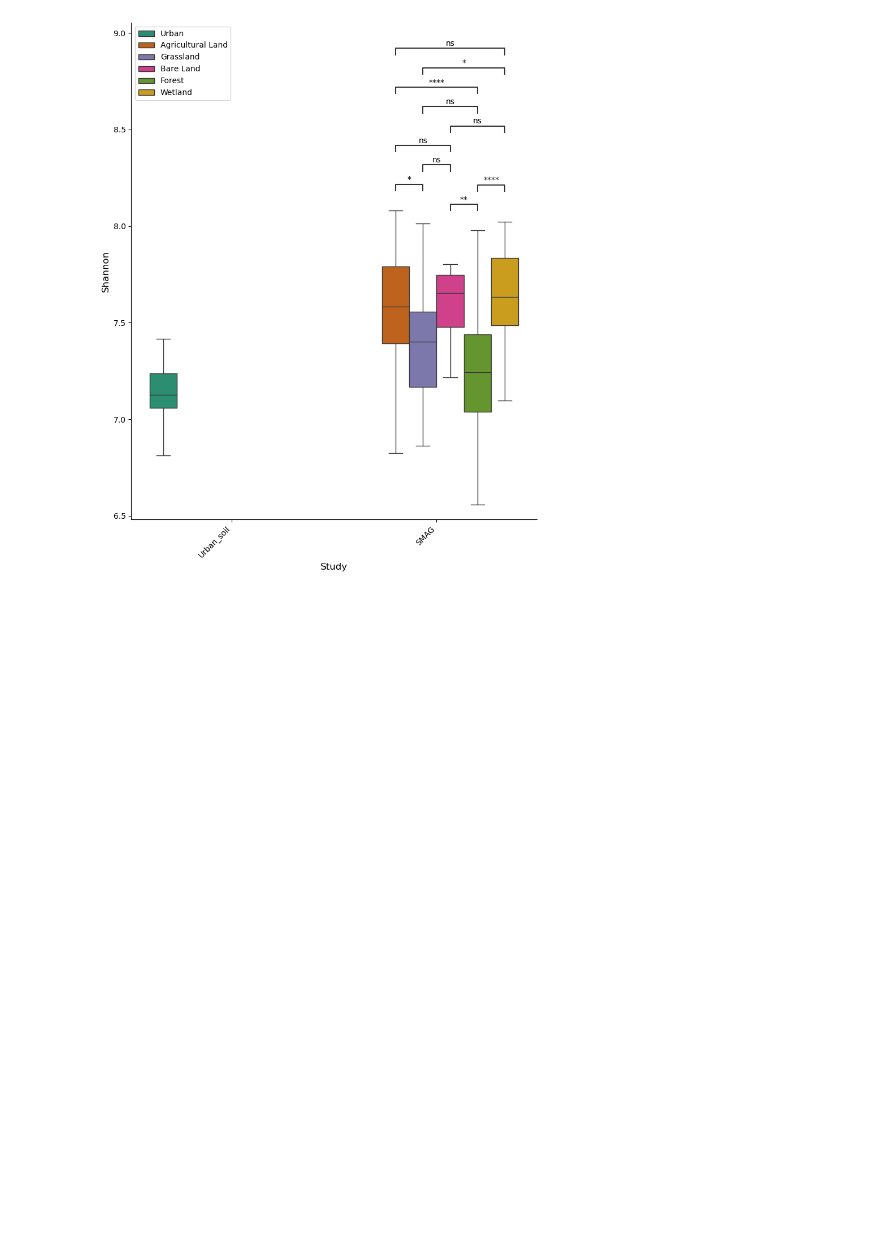
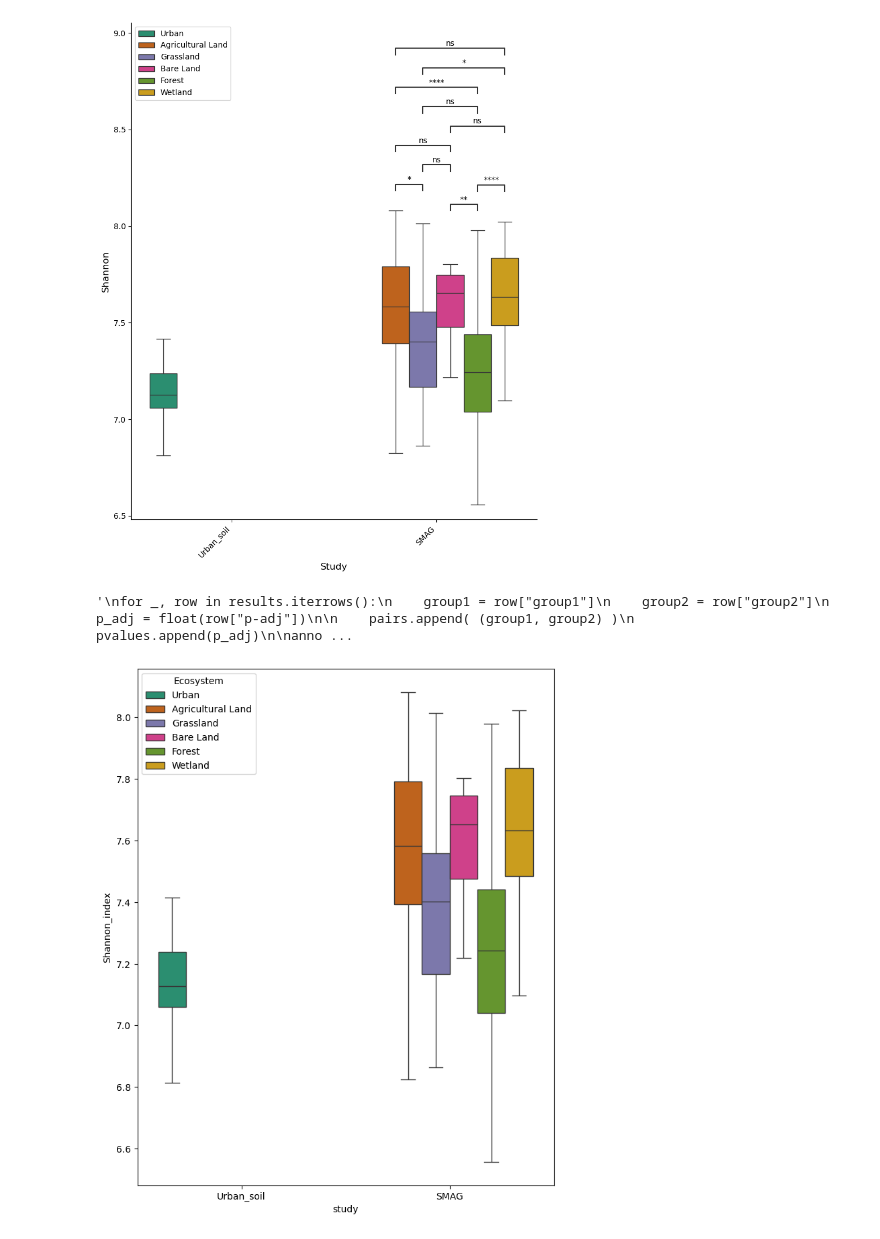
Before and after one commit to BigDataBiology/Duan2026_urban_soil, a Jupyter notebook: analysis/smag_comparison/smag_comparison.ipynb, the cells around one changed output. Cells and saved outputs as stored; diff of their text form; code cells hidden in the pictures; blank space fills up the shorter version.

```diff
--- a/analysis/smag_comparison/smag_comparison.ipynb
+++ b/analysis/smag_comparison/smag_comparison.ipynb
@@ -379,2 +448,73 @@ plt.savefig("shannon_ecosystems.svg")
 # %% [output]
 [figure]
+# %%
+ig, ax = plt.subplots(figsize=(8, 10))
+
+sns.boxplot(
+    data=df,
+    x="study",
+    y="Shannon_index",
+    hue="Ecosystem",
+    palette="Dark2",
+    showfliers=False,
+    ax=ax
+)
+
+pairs = []
+pvalues = []
+
+# Run Tukey per study
+
+
+tukey = pairwise_tukeyhsd(
+    endog=df["Shannon_index"],
+    groups=df["Ecosystem"],
+    alpha=0.05
+)
+
+results = pd.DataFrame(
+    data=tukey.summary().data[1:],
+    columns=tukey.summary().data[0]
+)
+
+'''
+for _, row in results.iterrows():
+    group1 = row["group1"]
+    group2 = row["group2"]
+    p_adj = float(row["p-adj"])
+
+    pairs.append( (group1, group2) )
+    pvalues.append(p_adj)
+
+annotator = Annotator(
+    ax,
+    pairs,
+    data=df,
+    x="study",
+    y="Shannon_index",
+    hue="Ecosystem"
+)
+
+annotator.configure(
+    test=None,              # IMPORTANT
+    text_format='star',
+    loc='inside',
+    verbose=0
+)
+
+annotator.set_pvalues(pvalues)
+annotator.annotate()
+
+ax.set_xticklabels(ax.get_xticklabels(), rotation=45, ha='right')
+ax.spines['top'].set_visible(False)
+ax.spines['right'].set_visible(False)
+ax.set_ylabel('Shannon', fontsize=12)
+ax.set_xlabel('Study', fontsize=12)
+ax.legend(loc="upper left")
+
+plt.tight_layout()
+plt.savefig("figures/shannon_ecosystems.svg")
+'''
+# %% [output]
+'\nfor _, row in results.iterrows():\n    group1 = row["group1"]\n    group2 = row["group2"]\n    p_adj = float(row["p-adj"])\n\n    pairs.append( (group1, group2) )\n    pvalues.append(p_adj)\n\nanno ...
+[figure, added]
```
Also changed, not shown: parts of 13 cells of this notebook, 6 other files.
